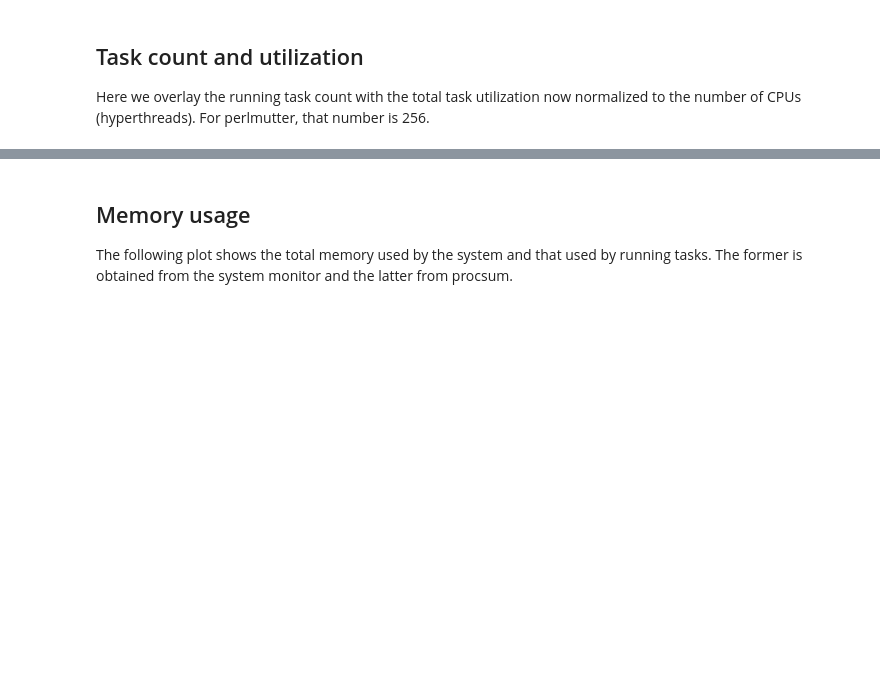
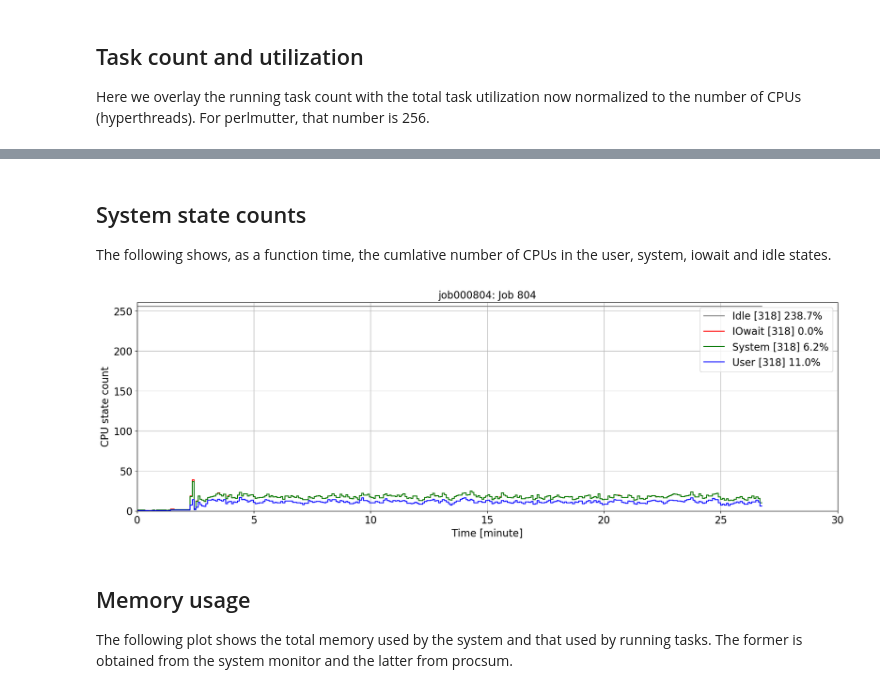
Before and after one commit to LSSTDESC/desc-wfmon, a Jupyter notebook: ipynb/monexp.ipynb, the cells around one changed output, grey strips where cells are left out. Cells and saved outputs as stored; diff of their text form; code cells hidden in the pictures; blank space fills up the shorter version.

Commit message:
Add CPU state plot in monexp nb 7.9.

```diff
--- a/ipynb/monexp.ipynb
+++ b/ipynb/monexp.ipynb
@@ -609,3 +729,32 @@ plt.savefig(pfx+'cpucount'+sfx)
+# %% [markdown]
+## System state counts
+
+The following shows, as a function time, the cumlative number of CPUs in the user, system, iowait and idle states.
+# %%
+if havesym:
+    xmin = tmin
+    xmax = tmax
+    ymin = 0
+    fac = ncpu
+    ymax = 1.02*fac
+    cpusr = fac*sym.cpu_user/sym.cpu_time
+    cpsys = fac*sym.cpu_system/sym.cpu_time
+    cpiow = fac*sym.cpu_iowait/sym.cpu_time
+    cpidl = fac*sym.cpu_idle/sym.cpu_time
+    plt.figure(figsize=(pdx, pdy))
+    plt.step(x=sym.tfix, y=cpusr+cpsys+cpiow+cpidl, color='gray', label=f"Idle [{len(cpidl)}] {cpidl.median():.1f}%")
+    plt.step(x=sym.tfix, y=cpusr+cpsys+cpiow, color='red', label=f"IOwait [{len(cpiow)}] {cpiow.median():.1f}%")
+    plt.step(x=sym.tfix, y=cpusr+cpsys, color='green', label=f"System [{len(cpsys)}] {cpsys.median():.1f}%")
+    plt.step(x=sym.tfix, y=cpusr, color='blue', label=f"User [{len(cpusr)}] {cpusr.median():.1f}%")
+    plt.xlabel(f"Time [{stunit}]")
+    plt.ylabel('CPU state count')
+    plt.grid(True)
+    plt.legend()
+    junk = plt.axis([xmin, xmax, ymin, ymax])
+    plt.title(pttl)
+    plt.savefig(pfx+'cpu-state-count'+sfx)
+# %% [output]
+[figure, added]
 # %% [markdown]
 ## Memory usage
 
```
Also changed, not shown: parts of 21 cells of this notebook.
